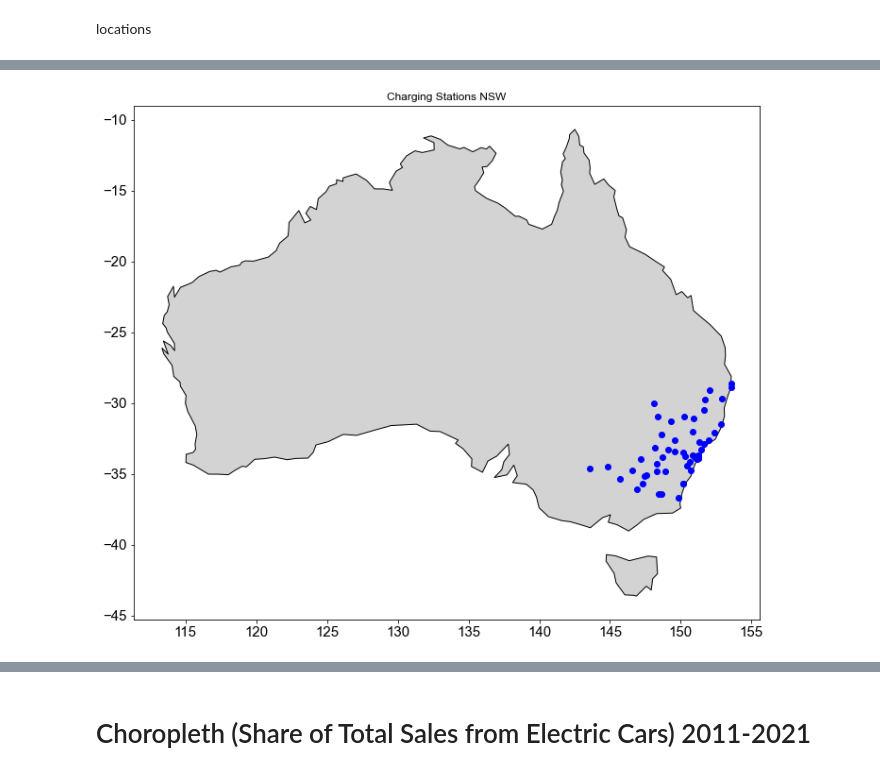
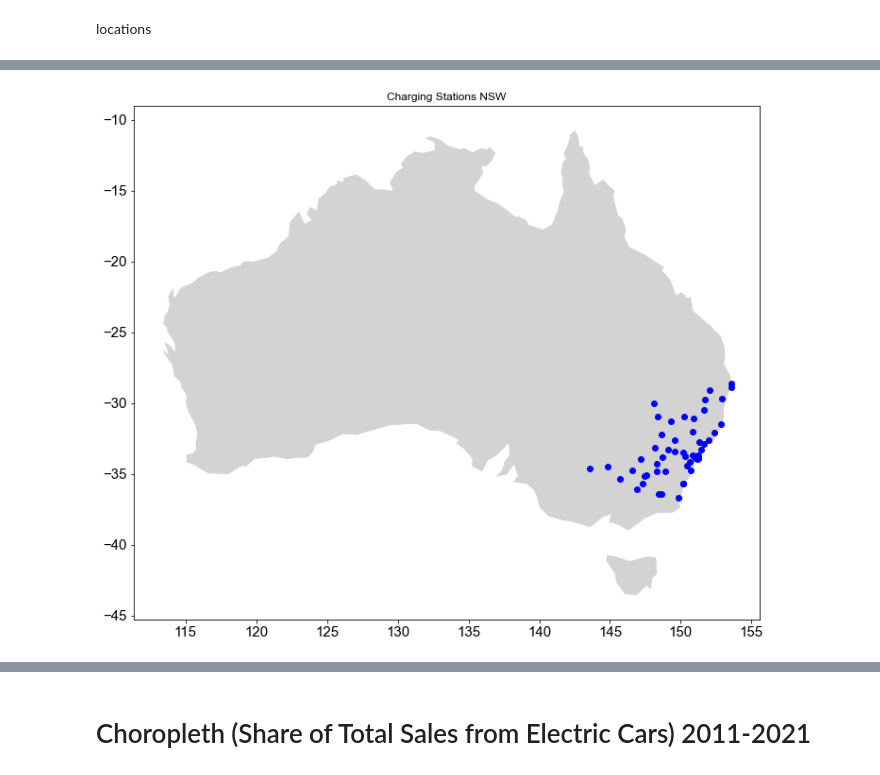
Before and after one commit to aaroln/ev, a Jupyter notebook: presentation.ipynb, the cells around one changed output, grey strips where cells are left out. Cells and saved outputs as stored; diff of their text form; code cells hidden in the pictures.

```diff
--- a/presentation.ipynb
+++ b/presentation.ipynb
@@ -91,10 +77,10 @@ world
 # %%
 
-ax = world[world.name == 'Australia'].plot(color='lightgrey', edgecolor='black')
+ax = world[world.name == 'Australia'].plot(color='lightgrey', edgecolor='white')
 df_geo.plot(ax=ax, color='blue')
 
 plt.title('Charging Stations NSW')
 
 plt.show()
 # %% [output]
-[figure, old version]
+[figure, new version]
```
Also changed, not shown: parts of 6 cells of this notebook, 5 other files.
